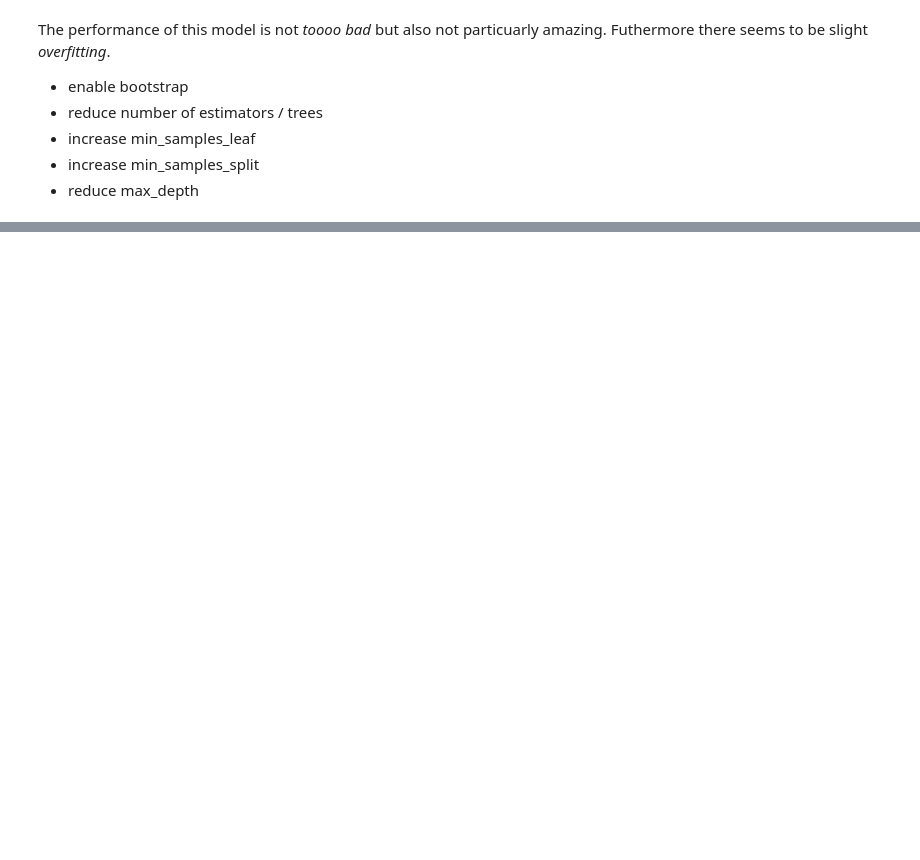
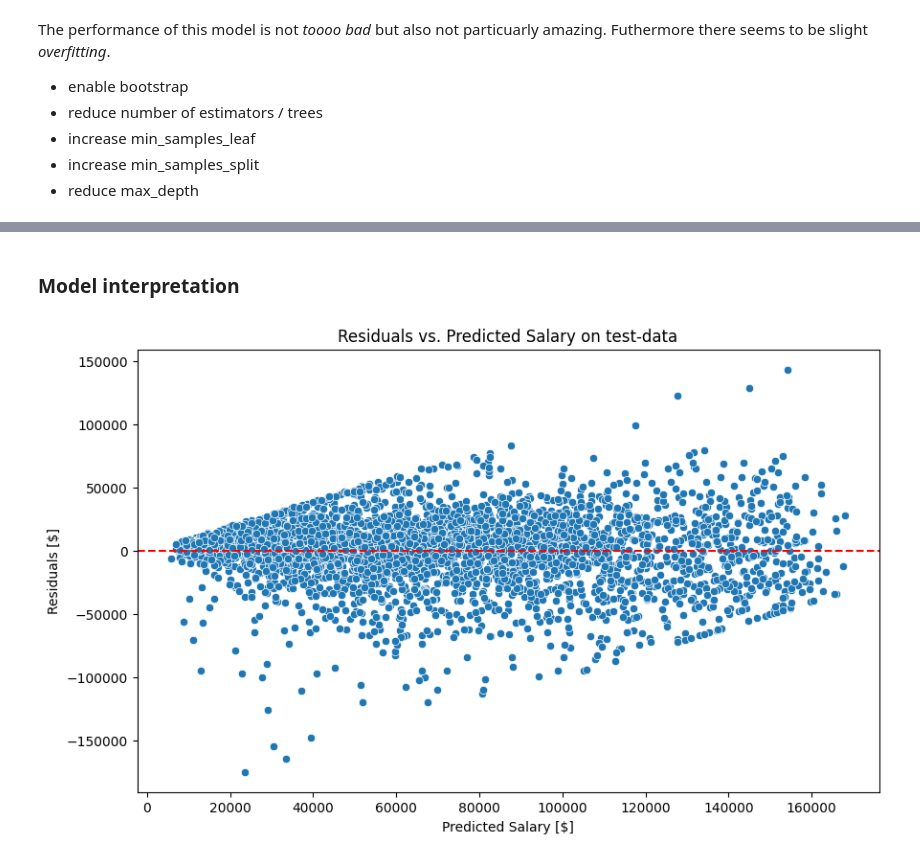
Before and after one commit to DavidB1999/Udacity-Project---Stack-Overflow-Annual-Developer-Survey, a Jupyter notebook: Analysis.ipynb, the cells around one changed output, grey strips where cells are left out. Saved outputs shown, nothing was run; the diff lists cells and outputs as text; code cells hidden in the pictures; blank space fills up the shorter version.

Commit message:
Working on interpretation

```diff
--- a/Analysis.ipynb
+++ b/Analysis.ipynb
@@ -621,6 +623,6 @@ Best Cross-Validation Score: -781761014.1960218
 # %%
 # evaluate "best model"
-best_model = grid_search.best_estimator_
+best_model = random_search.best_estimator_
 
 
 yhat_train = best_model.predict(X_train)
@@ -886,0 +769,18 @@ shap.plots.beeswarm(explanation)
+# %% [markdown]
+### Model interpretation
+# %%
+y_pred = best_model.predict(X_test)
+
+# Calculate residuals
+residuals = y_pred - y_test
+
+# Plot residuals vs. fitted values
+plt.figure(figsize=(10, 6))
+sns.scatterplot(x=y_pred, y=residuals)
+plt.axhline(0, color='red', linestyle='--')  # Add a horizontal line at 0
+plt.title('Residuals vs. Predicted Salary on test-data')
+plt.xlabel('Predicted Salary [$]')
+plt.ylabel('Residuals [$]')
+plt.show()
+# %% [output]
+[figure, added]
```
Also changed, not shown: parts of 33 cells of this notebook.
